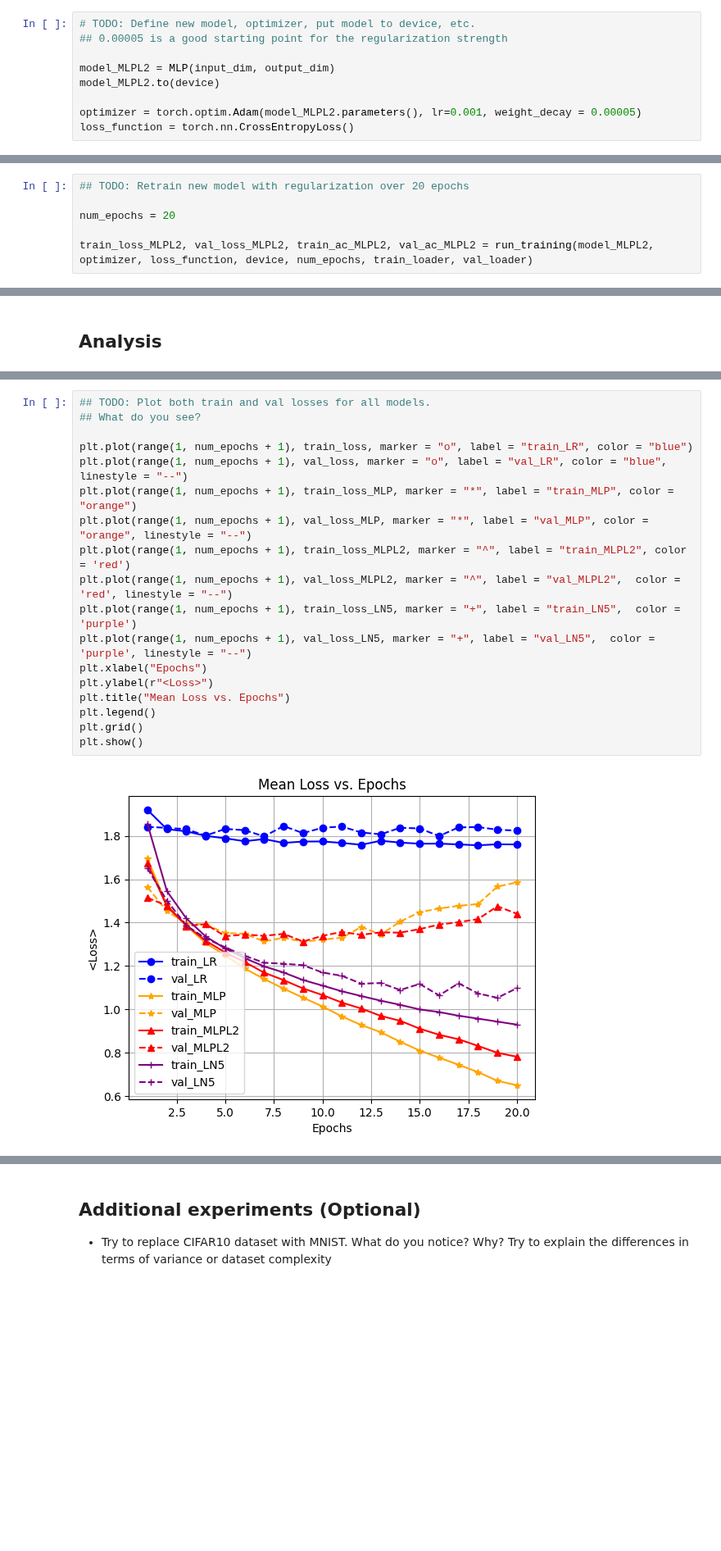
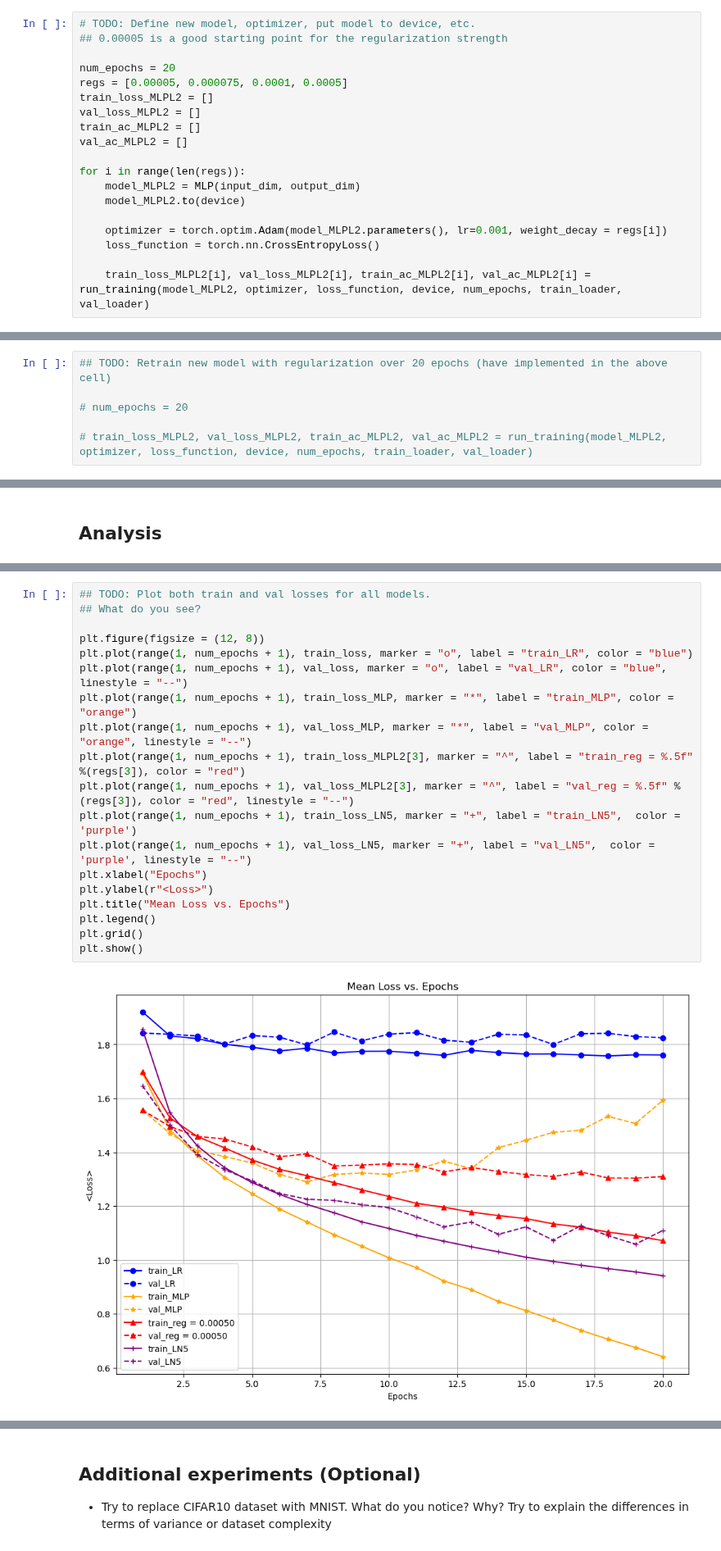
Before and after one commit to josh-wilkinson/MachineLearningExercises, a Jupyter notebook: Practical03/3_NAME1_NAME2_NAME3.ipynb, the cells around one changed output, grey strips where cells are left out. Shown at 82% size. Cells and saved outputs as stored; diff of their text form; blank space fills up the shorter version.

```diff
--- a/Practical03/3_NAME1_NAME2_NAME3.ipynb
+++ b/Practical03/3_NAME1_NAME2_NAME3.ipynb
@@ -386,8 +386,18 @@ train_loss_MLP, val_loss_MLP, train_ac_MLP, val_ac_MLP = run_training(model_MLP,
 # TODO: Define new model, optimizer, put model to device, etc.
 ## 0.00005 is a good starting point for the regularization strength
 
-model_MLPL2 = MLP(input_dim, output_dim)
-model_MLPL2.to(device)
+num_epochs = 20
+regs = [0.00005, 0.000075, 0.0001, 0.0005]
+train_loss_MLPL2 = []
+val_loss_MLPL2 = []
+train_ac_MLPL2 = []
+val_ac_MLPL2 = []
 
-optimizer = torch.optim.Adam(model_MLPL2.parameters(), lr=0.001, weight_decay = 0.00005)
-loss_function = torch.nn.CrossEntropyLoss()
+for i in range(len(regs)):
+    model_MLPL2 = MLP(input_dim, output_dim)
+    model_MLPL2.to(device)
+
+    optimizer = torch.optim.Adam(model_MLPL2.parameters(), lr=0.001, weight_decay = regs[i])
+    loss_function = torch.nn.CrossEntropyLoss()
+
+    train_loss_MLPL2[i], val_loss_MLPL2[i], train_ac_MLPL2[i], val_ac_MLPL2[i] = run_training(model_MLPL2, optimizer, loss_function, device, num_epochs, train_loader, val_loader)
@@ -394,9 +409,9 @@ loss_function = torch.nn.CrossEntropyLoss()
 # %%
-## TODO: Retrain new model with regularization over 20 epochs
+## TODO: Retrain new model with regularization over 20 epochs (have implemented in the above cell)
 
-num_epochs = 20
+# num_epochs = 20
 
-train_loss_MLPL2, val_loss_MLPL2, train_ac_MLPL2, val_ac_MLPL2 = run_training(model_MLPL2, optimizer, loss_function, device, num_epochs, train_loader, val_loader)
+# train_loss_MLPL2, val_loss_MLPL2, train_ac_MLPL2, val_ac_MLPL2 = run_training(model_MLPL2, optimizer, loss_function, device, num_epochs, train_loader, val_loader)
 # %% [output]
 [interactive output not drawn]
 # %% [markdown]
@@ -548,23 +578,24 @@ train_loss_LN5, val_loss_LN5, train_ac_LN5, val_ac_LN5 = run_training(model_LN5,
 # %%
 ## TODO: Plot both train and val losses for all models.
 ## What do you see?
 
+plt.figure(figsize = (12, 8))
 plt.plot(range(1, num_epochs + 1), train_loss, marker = "o", label = "train_LR", color = "blue")
 plt.plot(range(1, num_epochs + 1), val_loss, marker = "o", label = "val_LR", color = "blue", linestyle = "--")
 plt.plot(range(1, num_epochs + 1), train_loss_MLP, marker = "*", label = "train_MLP", color = "orange")
 plt.plot(range(1, num_epochs + 1), val_loss_MLP, marker = "*", label = "val_MLP", color = "orange", linestyle = "--")
-plt.plot(range(1, num_epochs + 1), train_loss_MLPL2, marker = "^", label = "train_MLPL2", color = 'red')
-plt.plot(range(1, num_epochs + 1), val_loss_MLPL2, marker = "^", label = "val_MLPL2",  color = 'red', linestyle = "--")
+plt.plot(range(1, num_epochs + 1), train_loss_MLPL2[3], marker = "^", label = "train_reg = %.5f" %(regs[3]), color = "red")
+plt.plot(range(1, num_epochs + 1), val_loss_MLPL2[3], marker = "^", label = "val_reg = %.5f" %(regs[3]), color = "red", linestyle = "--")
 plt.plot(range(1, num_epochs + 1), train_loss_LN5, marker = "+", label = "train_LN5",  color = 'purple')
 plt.plot(range(1, num_epochs + 1), val_loss_LN5, marker = "+", label = "val_LN5",  color = 'purple', linestyle = "--")
 plt.xlabel("Epochs")
 plt.ylabel(r"<Loss>")
 plt.title("Mean Loss vs. Epochs")
 plt.legend()
 plt.grid()
 plt.show()
 # %% [output]
-[figure, old version]
+[figure, new version]
 # %%
 ## TODO: Plot both train and val accuracies for all models.
 ## What do you see?
```
Also changed, not shown: parts of 5 cells of this notebook.
